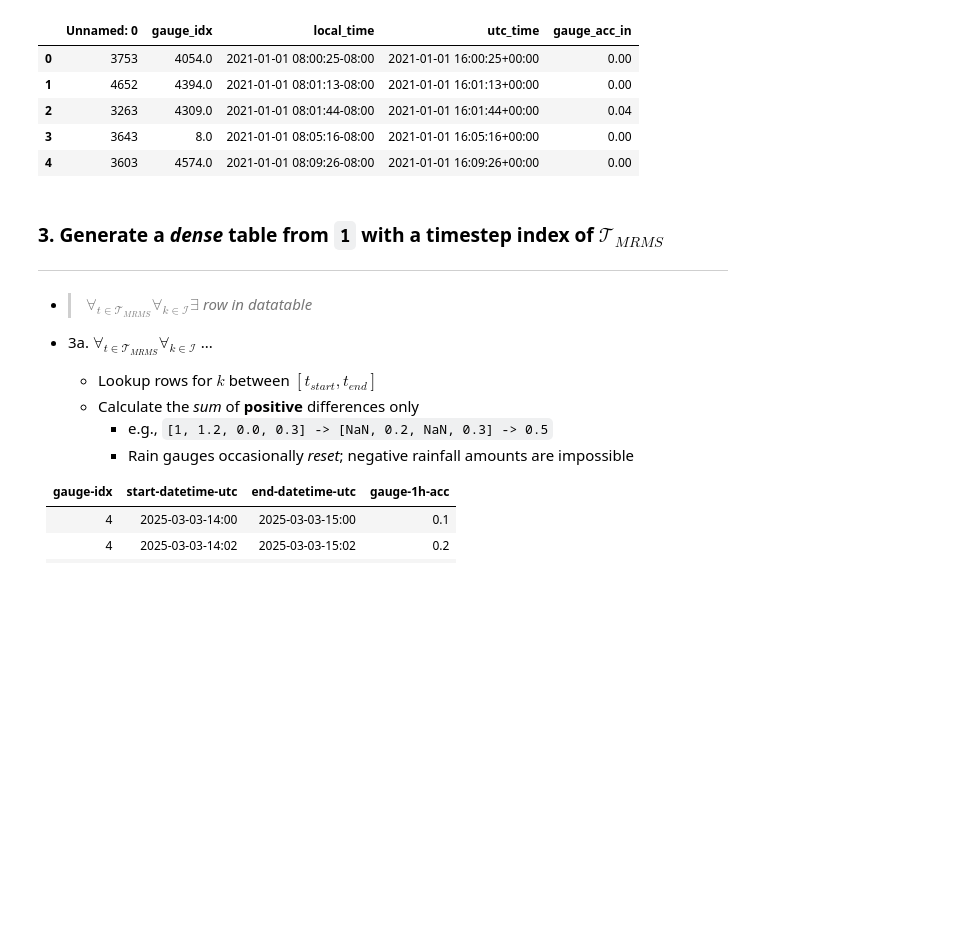
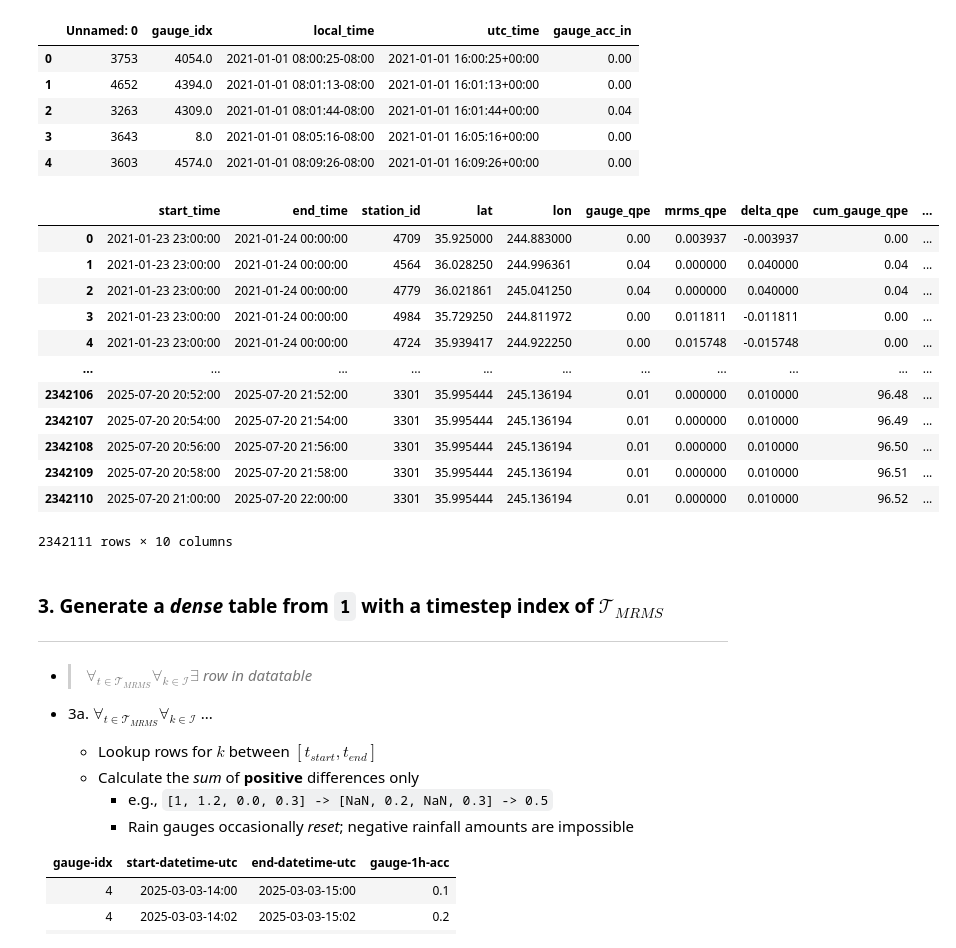
Before and after one commit to leharris3/piml-qpe, a Jupyter notebook: dataset.ipynb, the cells around one changed output. Cells and saved outputs as stored; diff of their text form; code cells hidden in the pictures; blank space fills up the shorter version.

```diff
--- a/dataset.ipynb
+++ b/dataset.ipynb
@@ -170,6 +135,26 @@ ckpt_one_df.head()
 | 2 | 3263 | 4309.0 | 2021-01-01 08:01:44-08:00 | 2021-01-01 16:01:44+00:00 | 0.04 |
 | 3 | 3643 | 8.0 | 2021-01-01 08:05:16-08:00 | 2021-01-01 16:05:16+00:00 | 0.00 |
 | 4 | 3603 | 4574.0 | 2021-01-01 08:09:26-08:00 | 2021-01-01 16:09:26+00:00 | 0.00 |
+# %%
+# the previous aligned dataset we constructed
+# generally, we can trust the mrms_qpe values?
+prev_aligned_df_fp = 'data/events/2021-01-01_2025-07-25_all_events.csv'
+prev_aligned_df = pd.read_csv(prev_aligned_df_fp)
+prev_aligned_df
+# %% [output]
+|  | start_time | end_time | station_id | lat | lon | gauge_qpe | mrms_qpe | delta_qpe | cum_gauge_qpe | ... |
+| 0 | 2021-01-23 23:00:00 | 2021-01-24 00:00:00 | 4709 | 35.925000 | 244.883000 | 0.00 | 0.003937 | -0.003937 | 0.00 | ... |
+| 1 | 2021-01-23 23:00:00 | 2021-01-24 00:00:00 | 4564 | 36.028250 | 244.996361 | 0.04 | 0.000000 | 0.040000 | 0.04 | ... |
+| 2 | 2021-01-23 23:00:00 | 2021-01-24 00:00:00 | 4779 | 36.021861 | 245.041250 | 0.04 | 0.000000 | 0.040000 | 0.04 | ... |
+| 3 | 2021-01-23 23:00:00 | 2021-01-24 00:00:00 | 4984 | 35.729250 | 244.811972 | 0.00 | 0.011811 | -0.011811 | 0.00 | ... |
+| 4 | 2021-01-23 23:00:00 | 2021-01-24 00:00:00 | 4724 | 35.939417 | 244.922250 | 0.00 | 0.015748 | -0.015748 | 0.00 | ... |
+| ... | ... | ... | ... | ... | ... | ... | ... | ... | ... | ... |
+| 2342106 | 2025-07-20 20:52:00 | 2025-07-20 21:52:00 | 3301 | 35.995444 | 245.136194 | 0.01 | 0.000000 | 0.010000 | 96.48 | ... |
+| 2342107 | 2025-07-20 20:54:00 | 2025-07-20 21:54:00 | 3301 | 35.995444 | 245.136194 | 0.01 | 0.000000 | 0.010000 | 96.49 | ... |
+| 2342108 | 2025-07-20 20:56:00 | 2025-07-20 21:56:00 | 3301 | 35.995444 | 245.136194 | 0.01 | 0.000000 | 0.010000 | 96.50 | ... |
+| 2342109 | 2025-07-20 20:58:00 | 2025-07-20 21:58:00 | 3301 | 35.995444 | 245.136194 | 0.01 | 0.000000 | 0.010000 | 96.51 | ... |
+| 2342110 | 2025-07-20 21:00:00 | 2025-07-20 22:00:00 | 3301 | 35.995444 | 245.136194 | 0.01 | 0.000000 | 0.010000 | 96.52 | ... |
+2342111 rows × 10 columns
 # %% [markdown]
 ### 3. Generate a ***dense*** table from `1` with a timestep index of $\mathcal{T}_{MRMS}$
 ---
```
Also changed, not shown: parts of 21 cells of this notebook, 3 other files.
